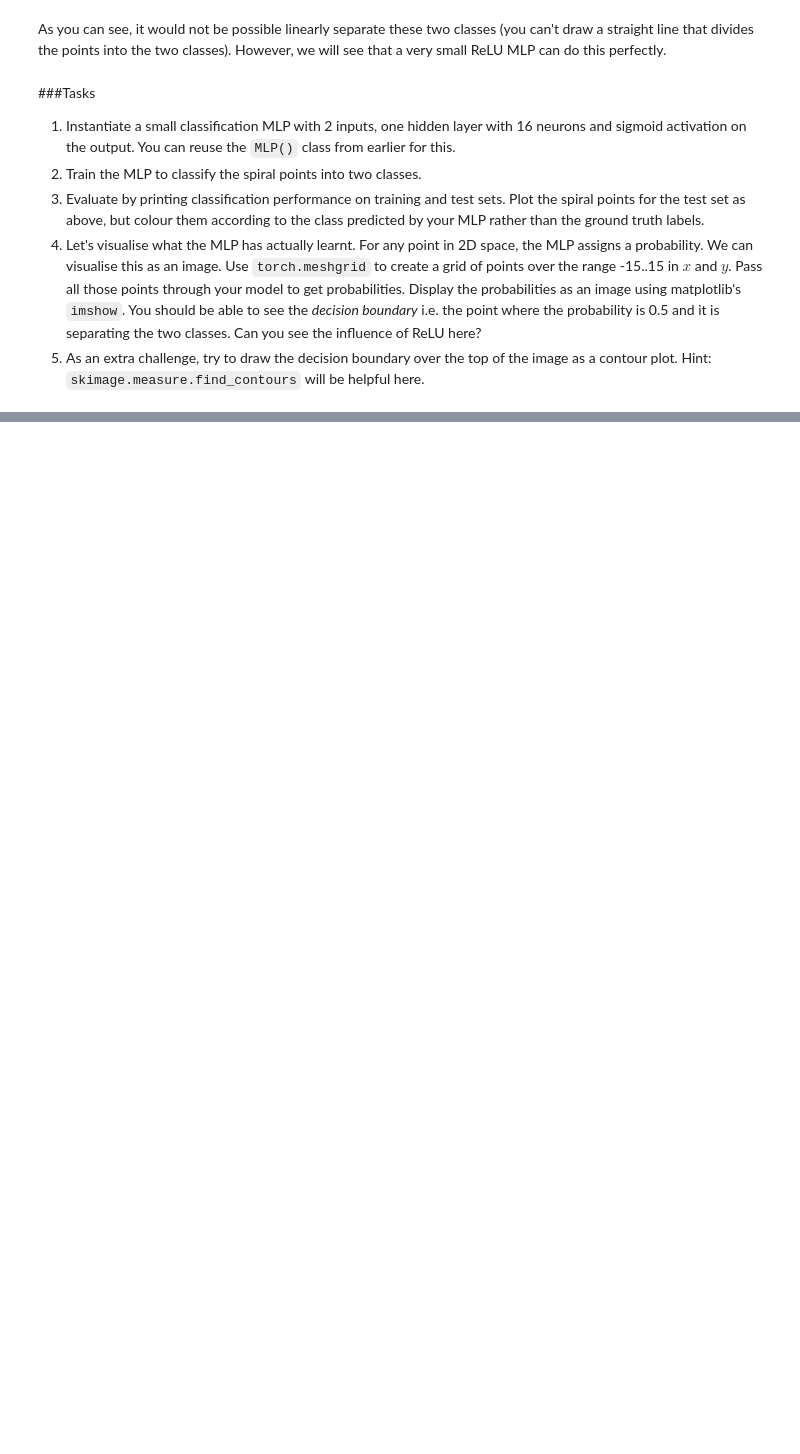
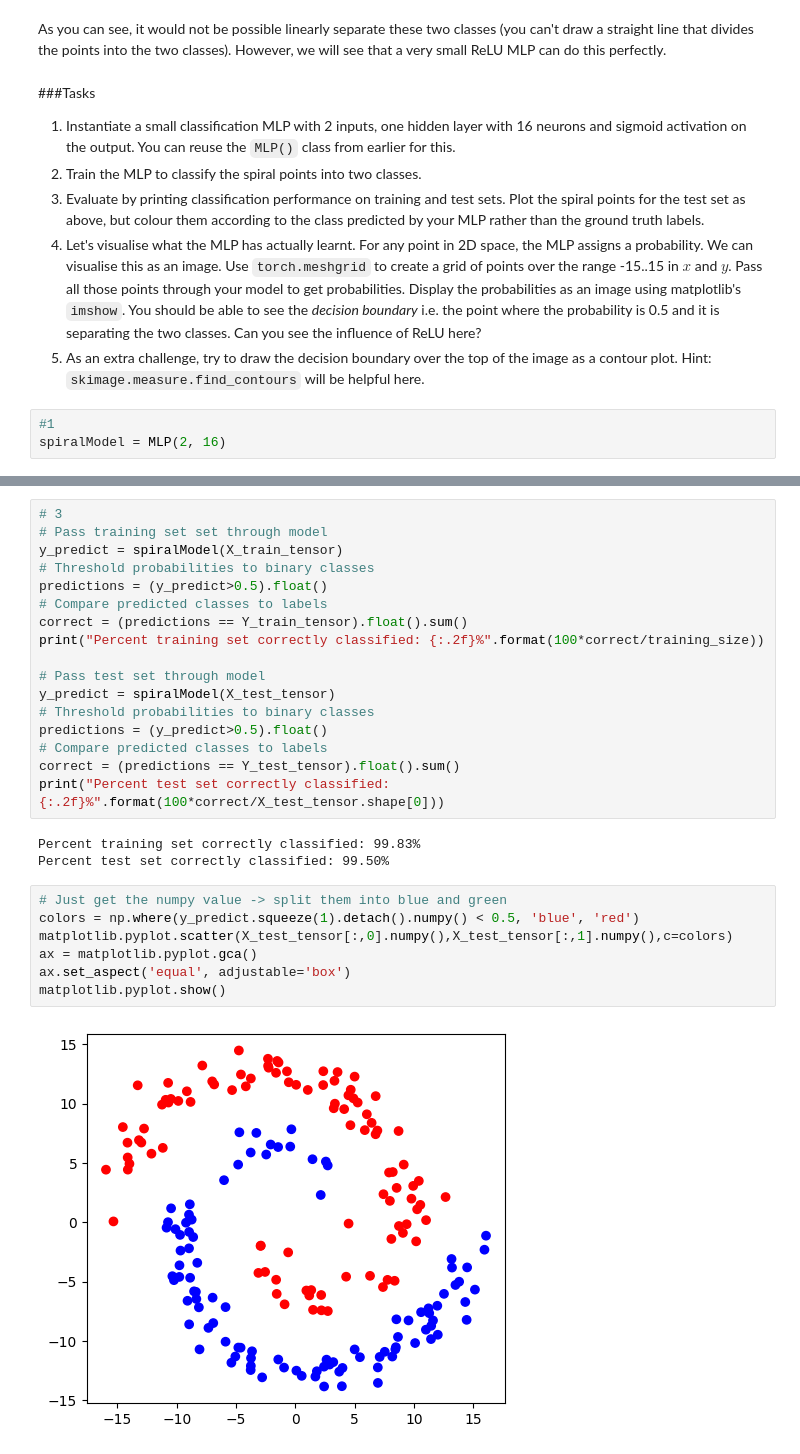
Before and after one commit to mistryvivek/AutoF1-RNN-Race-Simulator, a Jupyter notebook: PADL_Week7.ipynb, the cells around one changed output, grey strips where cells are left out. Drawn from its saved outputs; the diff is of its cells as text; blank space fills up the shorter version.

```diff
--- a/PADL_Week7.ipynb
+++ b/PADL_Week7.ipynb
@@ -326,3 +399,6 @@ As you can see, it would not be possible linearly separate these two classes (yo
 3. Evaluate by printing classification performance on training and test sets. Plot the spiral points for the test set as above, but colour them according to the class predicted by your MLP rather than the ground truth labels.
 4. Let's visualise what the MLP has actually learnt. For any point in 2D space, the MLP assigns a probability. We can visualise this as an image. Use `torch.meshgrid` to create a grid of points over the range -15..15 in $x$ and $y$. Pass all those points through your model to get probabilities. Display the probabilities as an image using matplotlib's `imshow`. You should be able to see the *decision boundary* i.e. the point where the probability is 0.5 and it is separating the two classes. Can you see the influence of ReLU here?
 5. As an extra challenge, try to draw the decision boundary over the top of the image as a contour plot. Hint: `skimage.measure.find_contours` will be helpful here.
+# %%
+#1
+spiralModel = MLP(2, 16)
@@ -328,0 +445,29 @@ As you can see, it would not be possible linearly separate these two classes (yo
+# %%
+# 3
+# Pass training set set through model
+y_predict = spiralModel(X_train_tensor)
+# Threshold probabilities to binary classes
+predictions = (y_predict>0.5).float()
+# Compare predicted classes to labels
+correct = (predictions == Y_train_tensor).float().sum()
+print("Percent training set correctly classified: {:.2f}%".format(100*correct/training_size))
+
+# Pass test set through model
+y_predict = spiralModel(X_test_tensor)
+# Threshold probabilities to binary classes
+predictions = (y_predict>0.5).float()
+# Compare predicted classes to labels
+correct = (predictions == Y_test_tensor).float().sum()
+print("Percent test set correctly classified: {:.2f}%".format(100*correct/X_test_tensor.shape[0]))
+# %% [output]
+Percent training set correctly classified: 99.83%
+Percent test set correctly classified: 99.50%
+# %%
+# Just get the numpy value -> split them into blue and green
+colors = np.where(y_predict.squeeze(1).detach().numpy() < 0.5, 'blue', 'red')
+matplotlib.pyplot.scatter(X_test_tensor[:,0].numpy(),X_test_tensor[:,1].numpy(),c=colors)
+ax = matplotlib.pyplot.gca()
+ax.set_aspect('equal', adjustable='box')
+matplotlib.pyplot.show()
+# %% [output]
+[figure, added]
```
Also changed, not shown: parts of 12 cells of this notebook.
